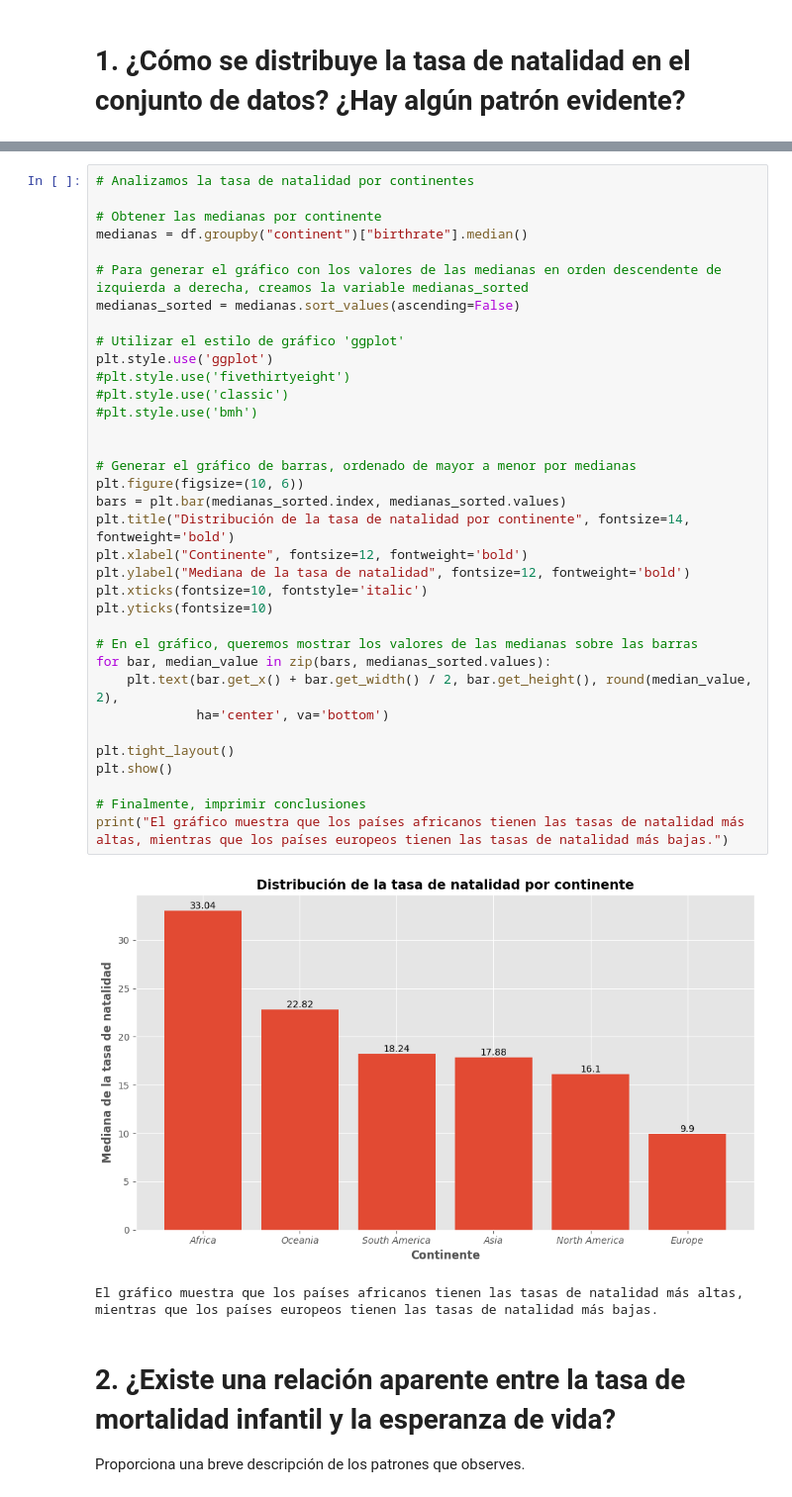
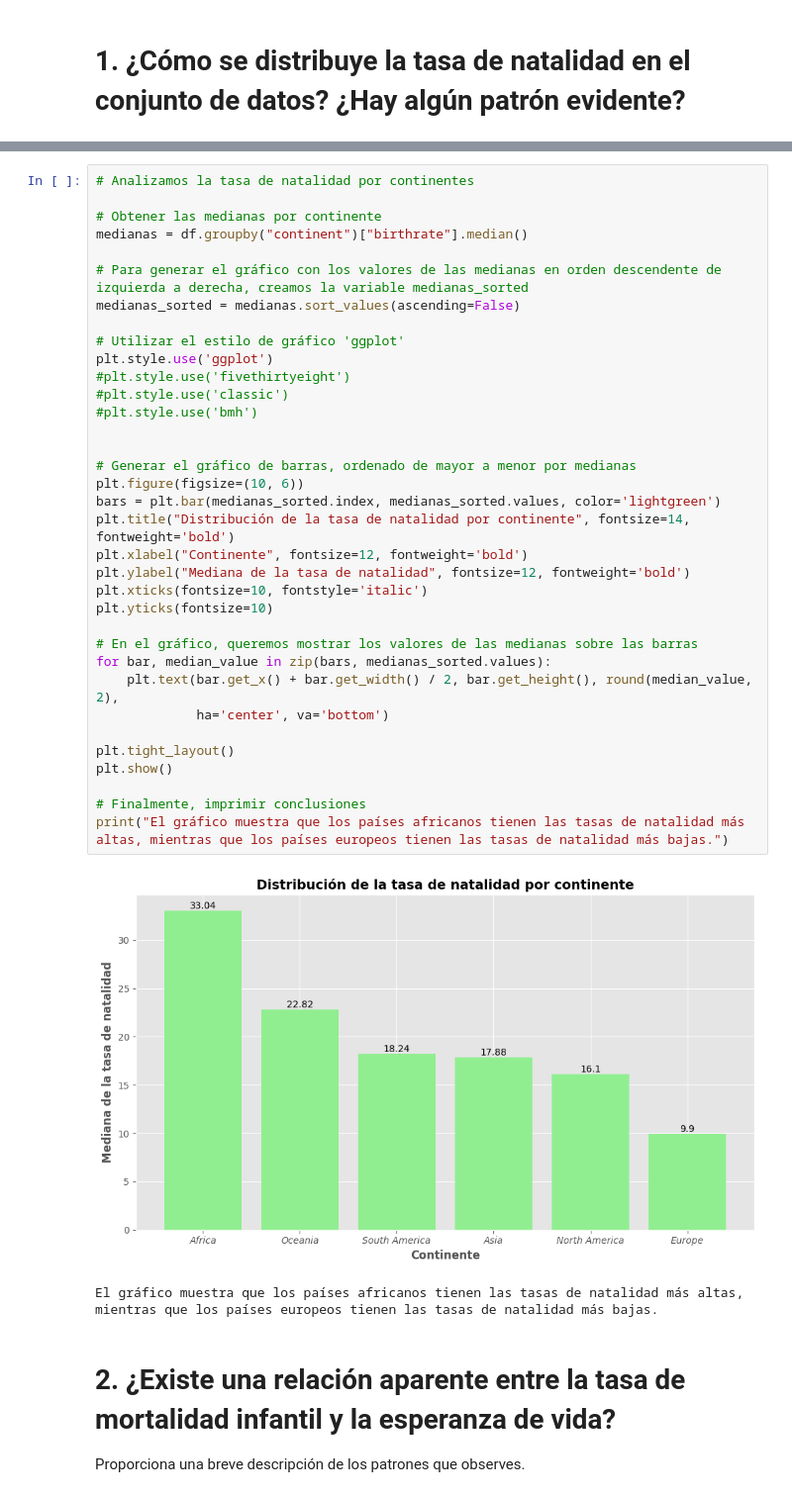
Before and after one commit to Adalab/da-modulo3-sprint2-pairprogramming-RocioZahara, a Jupyter notebook: M03_sprint2_01_Visualizacion.ipynb, the cells around one changed output, grey strips where cells are left out. Shown: that part at 99% size. Saved outputs shown, nothing was run; the diff lists cells and outputs as text.

```diff
--- a/M03_sprint2_01_Visualizacion.ipynb
+++ b/M03_sprint2_01_Visualizacion.ipynb
@@ -90,35 +86,35 @@ medianas = df.groupby("continent")["birthrate"].median()
 
 # Para generar el gráfico con los valores de las medianas en orden descendente de izquierda a derecha, creamos la variable medianas_sorted
 medianas_sorted = medianas.sort_values(ascending=False)
 
 # Utilizar el estilo de gráfico 'ggplot'
 plt.style.use('ggplot')
 #plt.style.use('fivethirtyeight')
 #plt.style.use('classic')
 #plt.style.use('bmh')
 
 
 # Generar el gráfico de barras, ordenado de mayor a menor por medianas
 plt.figure(figsize=(10, 6))
-bars = plt.bar(medianas_sorted.index, medianas_sorted.values)
+bars = plt.bar(medianas_sorted.index, medianas_sorted.values, color='lightgreen')
 plt.title("Distribución de la tasa de natalidad por continente", fontsize=14, fontweight='bold')
 plt.xlabel("Continente", fontsize=12, fontweight='bold')
 plt.ylabel("Mediana de la tasa de natalidad", fontsize=12, fontweight='bold')
 plt.xticks(fontsize=10, fontstyle='italic')
 plt.yticks(fontsize=10)
 
 # En el gráfico, queremos mostrar los valores de las medianas sobre las barras
 for bar, median_value in zip(bars, medianas_sorted.values):
     plt.text(bar.get_x() + bar.get_width() / 2, bar.get_height(), round(median_value, 2),
              ha='center', va='bottom')
 
 plt.tight_layout()
 plt.show()
 
 # Finalmente, imprimir conclusiones
 print("El gráfico muestra que los países africanos tienen las tasas de natalidad más altas, mientras que los países europeos tienen las tasas de natalidad más bajas.")
 # %% [output]
-[figure, old version]
+[figure, new version]
 El gráfico muestra que los países africanos tienen las tasas de natalidad más altas, mientras que los países europeos tienen las tasas de natalidad más bajas.
 # %% [markdown]
 # 2. ¿Existe una relación aparente entre la tasa de mortalidad infantil y la esperanza de vida?
```
Also changed, not shown: parts of 13 cells of this notebook.
